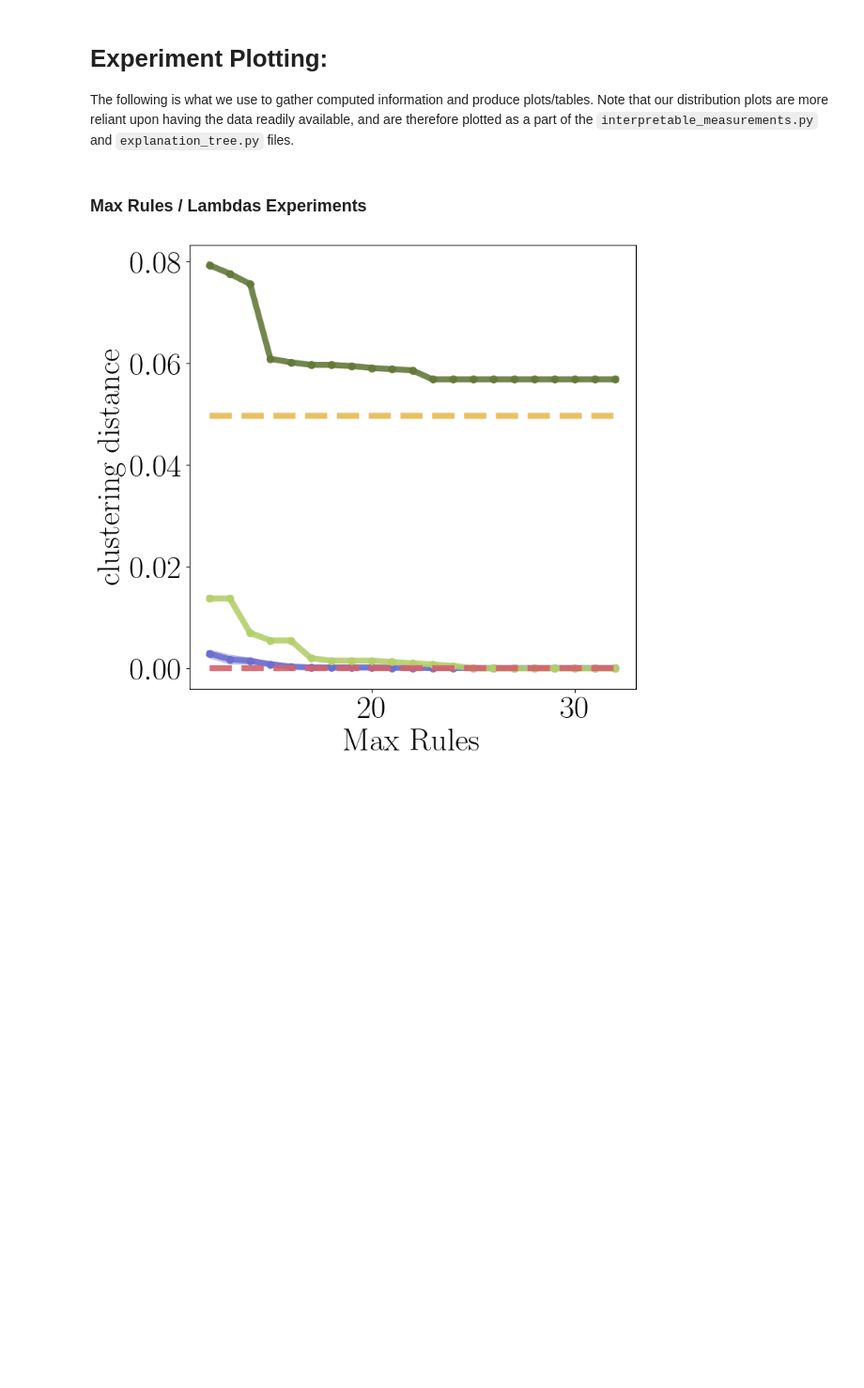
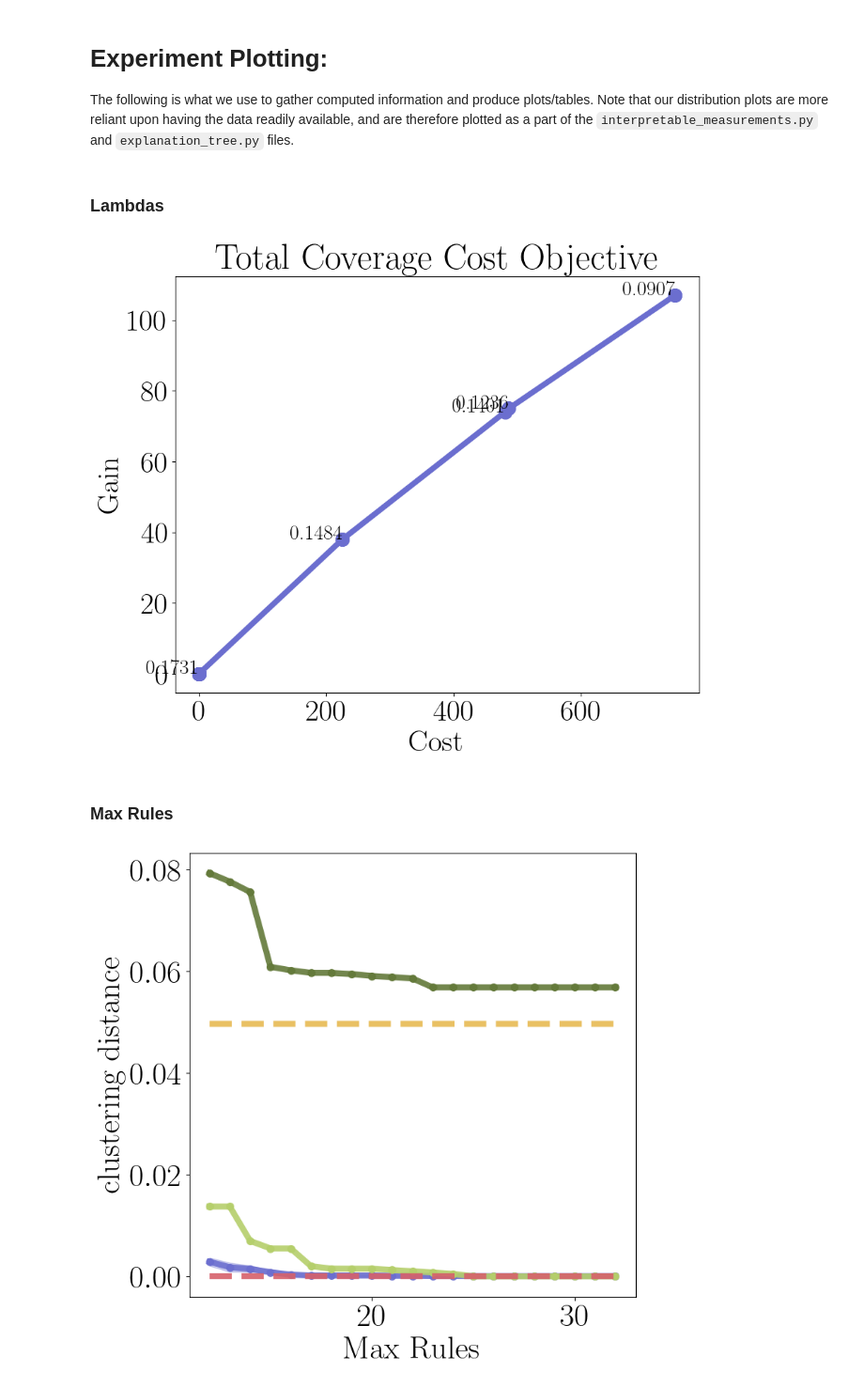
Before and after one commit to kevinqnb/interpretable-clustering, a Jupyter notebook: examples/experiments.ipynb, the cells around one changed output. Shown at 94% size. Saved outputs shown, nothing was run; the diff lists cells and outputs as text; code cells hidden in the pictures; blank space fills up the shorter version.

Commit message:
initial lambdas experiments

```diff
--- a/examples/experiments.ipynb
+++ b/examples/experiments.ipynb
@@ -72,15 +75,49 @@ are therefore plotted as a part of the `interpretable_measurements.py` and `expl
 files.
 # %%
 # Specify a dataset
-dataset = 'spiral'
+dataset = 'climate'
 
 # Specify an experiment
-experiment = 'max_rules'
+experiment = 'lambdas'
 
 # Specify reference clustering
-ref = 'dbscan'
+ref = 'total_coverage_cost'
+# %% [markdown]
+### Lambdas
+# %%
+# Load experiment results
+fname = "../data/experiments/" + dataset + "/" + experiment + "/exp_" + ref + ".csv"
+experiment_df = pd.read_csv(fname, header=[0, 1, 2], index_col=0)
+lambdas = experiment_df.index.values
+gains = experiment_df['gain'].to_numpy()
+costs = experiment_df['cost'].to_numpy()
+# %%
+# Find smallest lambda value for each unique gain
+unique_gains = np.unique(gains)
+min_lambda_per_gain = []
+for ug in unique_gains:
+    indices = np.where(gains == ug)[0]
+    min_lambda = np.min(lambdas[indices])
+    min_lambda_per_gain.append((indices[0], min_lambda))
+# %%
+# Plot Gain vs Cost
+plt.figure(figsize=(10, 8))
+plt.plot(costs, gains, marker='o', linewidth = 6, color = cmap(2), markersize = 14)
+
+for (idx, min_lambda) in min_lambda_per_gain:
+    plt.text(costs[idx], gains[idx], str(round(min_lambda, ndigits = 4)), fontsize=22, ha='right')
+
+plt.xlabel('Cost')
+plt.ylabel('Gain')
+plt.title('Total Coverage Cost Objective')
+plt.savefig(
+    "../figures/" + dataset + "/" + experiment + "/" + ref + ".png",
+    #bbox_inches='tight'
+)
+# %% [output]
+[figure, added]
 # %% [markdown]
-### Max Rules / Lambdas Experiments
+### Max Rules
 # %%
 # Load experiment results
 fname = "../data/experiments/" + dataset + "/" + experiment + "/exp_" + ref + ".csv"
```
Also changed, not shown: parts of 1 cell of this notebook, 22 other files.
